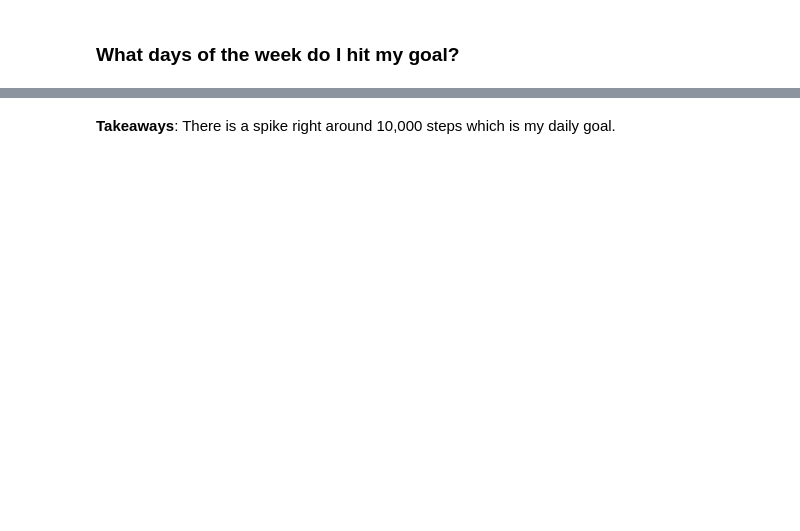
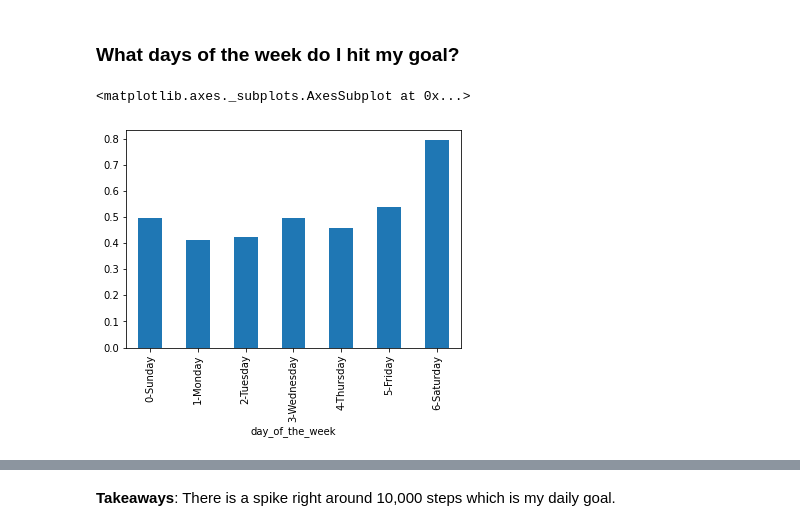
Before and after one commit to noahmelngailis/time_series_steps_project, a Jupyter notebook: time_series.ipynb, the cells around one changed output, grey strips where cells are left out. Drawn from its saved outputs; the diff is of its cells as text; code cells hidden in the pictures; blank space fills up the shorter version.

```diff
--- a/time_series.ipynb
+++ b/time_series.ipynb
@@ -121,3 +200,11 @@ df.groupby('weekday').hit_goal.mean().plot.bar()
+# %%
+df.groupby('day_of_the_week').hit_goal.mean().plot.bar()
+# x = df.steps.mean(), df.steps.mean()
+# y = [0,6]
+# plt.plot(x, y)
+# %% [output]
+<matplotlib.axes._subplots.AxesSubplot at 0x...>
+[figure, added]
 # %%
 df
 # %%
```
Also changed, not shown: parts of 25 cells of this notebook.
